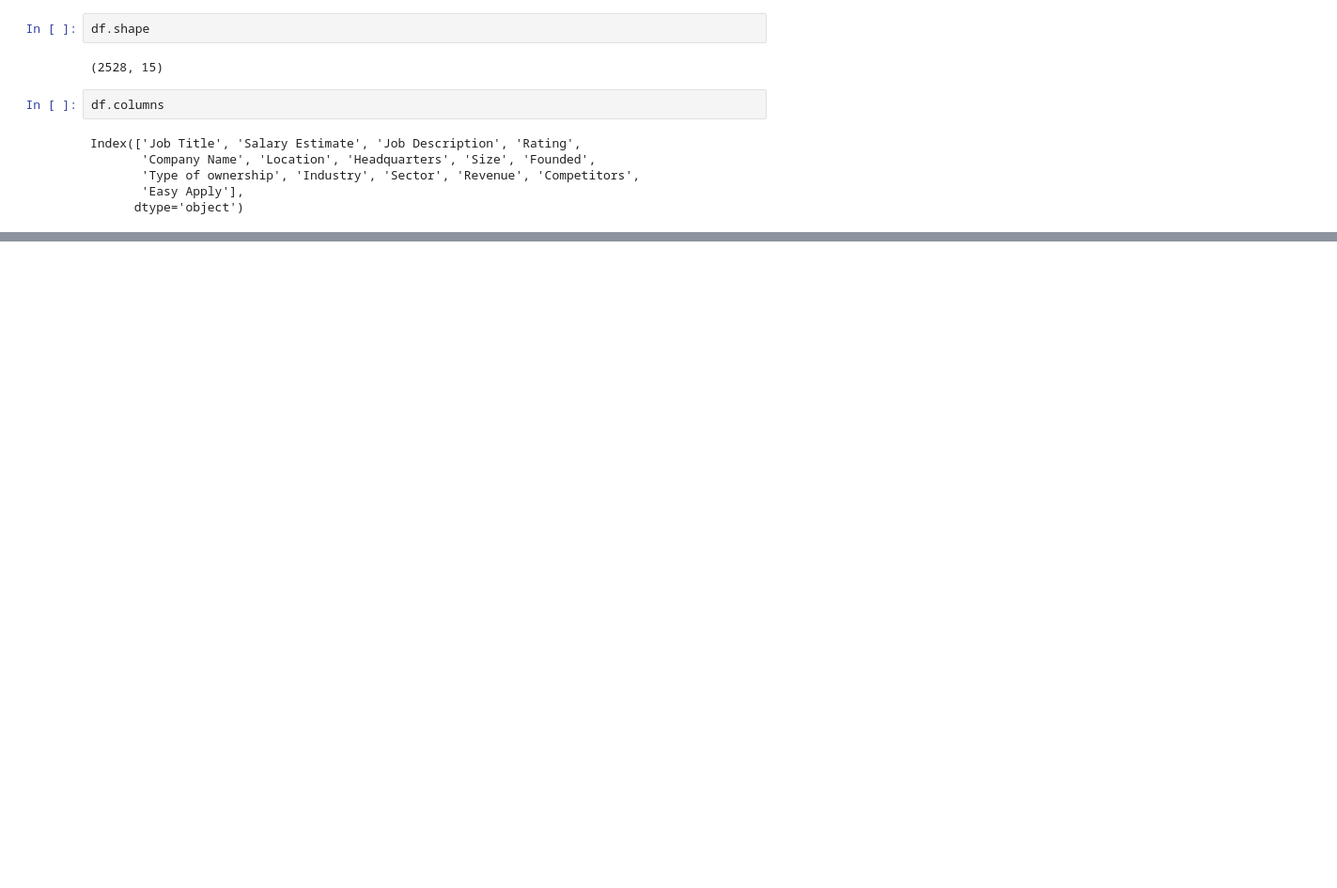
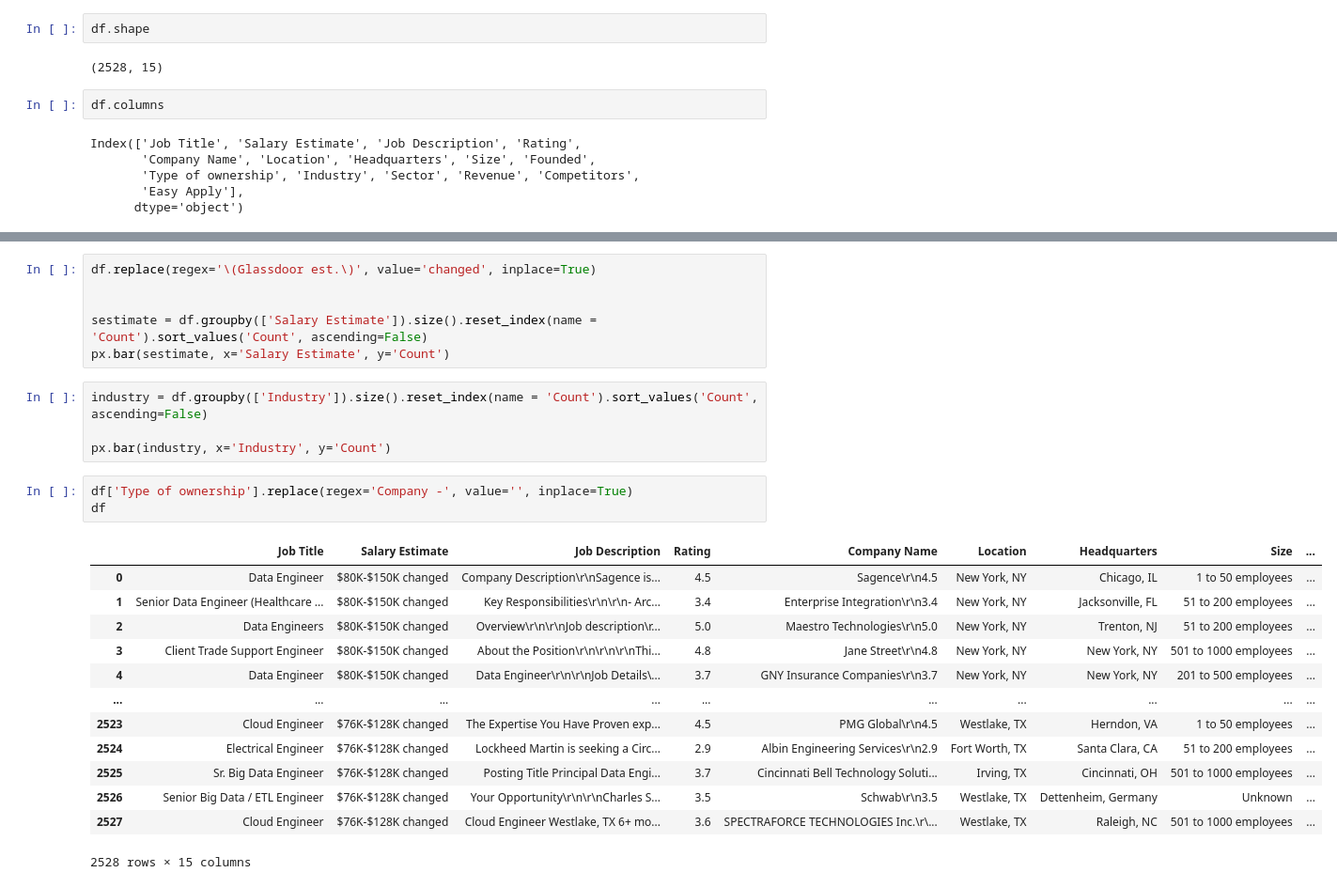
Before and after one commit to Hanuro/data-engineer-jobs-analysis, a Jupyter notebook: research/assets/dataviz/dataengineer.ipynb, the cells around one changed output, grey strips where cells are left out. Shown at 94% size. Saved outputs shown, nothing was run; the diff lists cells and outputs as text; blank space fills up the shorter version.

```diff
--- a/research/assets/dataviz/dataengineer.ipynb
+++ b/research/assets/dataviz/dataengineer.ipynb
@@ -24,0 +75,27 @@ Index(['Job Title', 'Salary Estimate', 'Job Description', 'Rating',
+# %%
+df.replace(regex='\(Glassdoor est.\)', value='changed', inplace=True)
+
+
+sestimate = df.groupby(['Salary Estimate']).size().reset_index(name = 'Count').sort_values('Count', ascending=False)
+px.bar(sestimate, x='Salary Estimate', y='Count')
+# %%
+industry = df.groupby(['Industry']).size().reset_index(name = 'Count').sort_values('Count', ascending=False)
+
+px.bar(industry, x='Industry', y='Count')
+# %%
+df['Type of ownership'].replace(regex='Company -', value='', inplace=True)
+df
+# %% [output]
+|  | Job Title | Salary Estimate | Job Description | Rating | Company Name | Location | Headquarters | Size | ... |
+| 0 | Data Engineer | $80K-$150K changed | Company Description\r\nSagence is... | 4.5 | Sagence\r\n4.5 | New York, NY | Chicago, IL | 1 to 50 employees | ... |
+| 1 | Senior Data Engineer (Healthcare ... | $80K-$150K changed | Key Responsibilities\r\n\r\n- Arc... | 3.4 | Enterprise Integration\r\n3.4 | New York, NY | Jacksonville, FL | 51 to 200 employees | ... |
+| 2 | Data Engineers | $80K-$150K changed | Overview\r\n\r\nJob description\r... | 5.0 | Maestro Technologies\r\n5.0 | New York, NY | Trenton, NJ | 51 to 200 employees | ... |
+| 3 | Client Trade Support Engineer | $80K-$150K changed | About the Position\r\n\r\n\r\nThi... | 4.8 | Jane Street\r\n4.8 | New York, NY | New York, NY | 501 to 1000 employees | ... |
+| 4 | Data Engineer | $80K-$150K changed | Data Engineer\r\n\r\nJob Details\... | 3.7 | GNY Insurance Companies\r\n3.7 | New York, NY | New York, NY | 201 to 500 employees | ... |
+| ... | ... | ... | ... | ... | ... | ... | ... | ... | ... |
+| 2523 | Cloud Engineer | $76K-$128K changed | The Expertise You Have Proven exp... | 4.5 | PMG Global\r\n4.5 | Westlake, TX | Herndon, VA | 1 to 50 employees | ... |
+| 2524 | Electrical Engineer | $76K-$128K changed | Lockheed Martin is seeking a Circ... | 2.9 | Albin Engineering Services\r\n2.9 | Fort Worth, TX | Santa Clara, CA | 51 to 200 employees | ... |
+| 2525 | Sr. Big Data Engineer | $76K-$128K changed | Posting Title Principal Data Engi... | 3.7 | Cincinnati Bell Technology Soluti... | Irving, TX | Cincinnati, OH | 501 to 1000 employees | ... |
+| 2526 | Senior Big Data / ETL Engineer | $76K-$128K changed | Your Opportunity\r\n\r\nCharles S... | 3.5 | Schwab\r\n3.5 | Westlake, TX | Dettenheim, Germany | Unknown | ... |
+| 2527 | Cloud Engineer | $76K-$128K changed | Cloud Engineer Westlake, TX 6+ mo... | 3.6 | SPECTRAFORCE TECHNOLOGIES Inc.\r\... | Westlake, TX | Raleigh, NC | 501 to 1000 employees | ... |
+2528 rows × 15 columns
```
Also changed, not shown: parts of 7 cells of this notebook.
